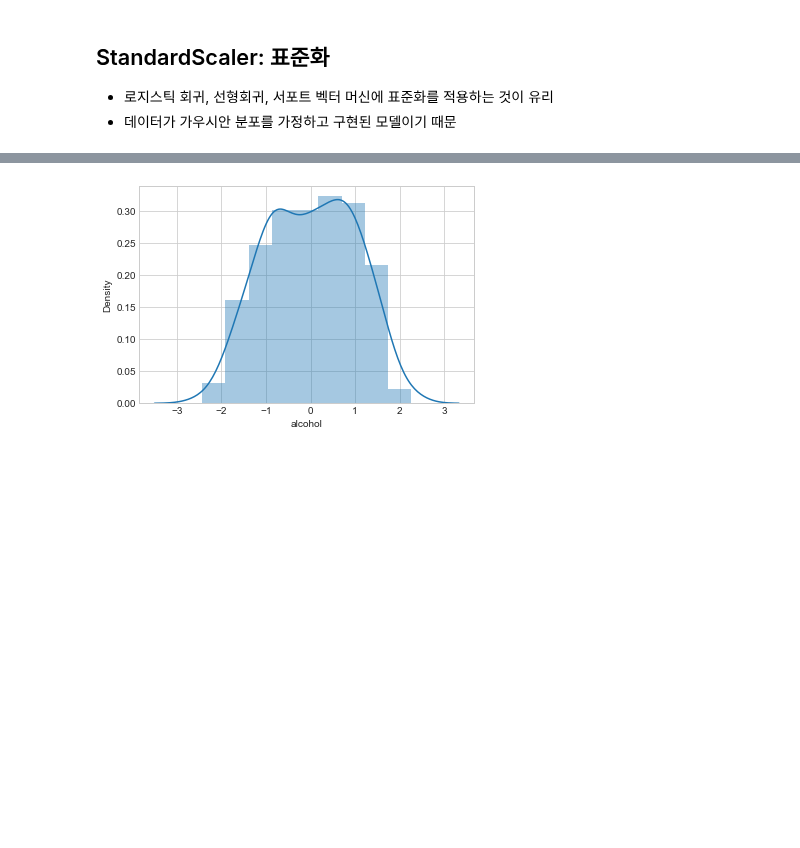
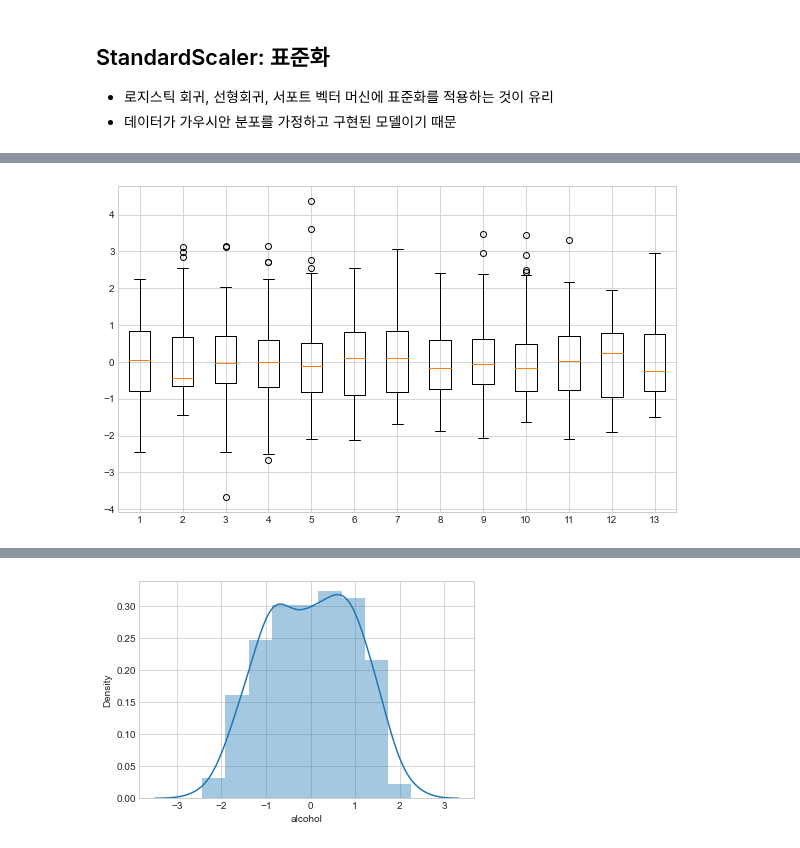
Before and after one commit to unknown-jun/Machine_Learning, a Jupyter notebook: ML_Myself/M_03. Preprocessing_Scaler.ipynb, the cells around one changed output, grey strips where cells are left out. Cells and saved outputs as stored; diff of their text form; code cells hidden in the pictures; blank space fills up the shorter version.

```diff
--- a/ML_Myself/M_03. Preprocessing_Scaler.ipynb
+++ b/ML_Myself/M_03. Preprocessing_Scaler.ipynb
@@ -91,4 +91,9 @@ wine_df_scaled.describe()
 | 50% | 6.099988e-02 | -4.231120e-01 | -2.382132e-02 | 1.518295e-03 | -1.222817e-01 | 9.595986e-02 | 1.061497e-01 | ... |
 | 75% | 8.361286e-01 | 6.697929e-01 | 6.981085e-01 | 6.020883e-01 | 5.096384e-01 | 8.089974e-01 | 8.490851e-01 | ... |
 | max | 2.259772e+00 | 3.109192e+00 | 3.156325e+00 | 3.154511e+00 | 4.371372e+00 | 2.539515e+00 | 3.062832e+00 | ... |
+# %%
+plt.figure(figsize=(10, 6))
+plt.boxplot(wine_df_scaled);
+# %% [output]
+[figure, added]
 # %%
```
Also changed, not shown: parts of 9 cells of this notebook.
